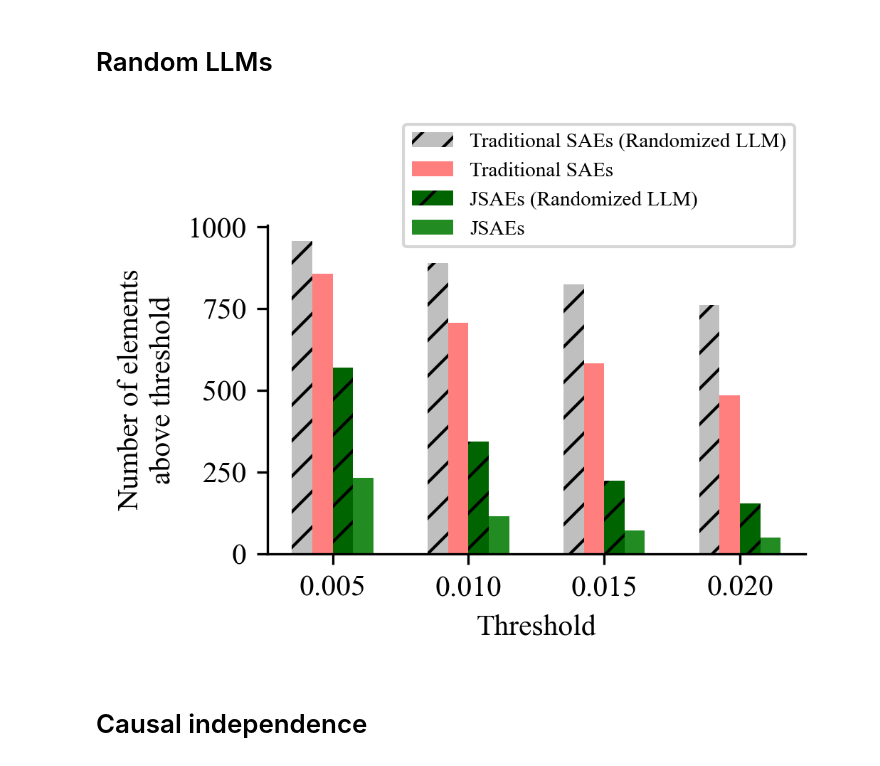
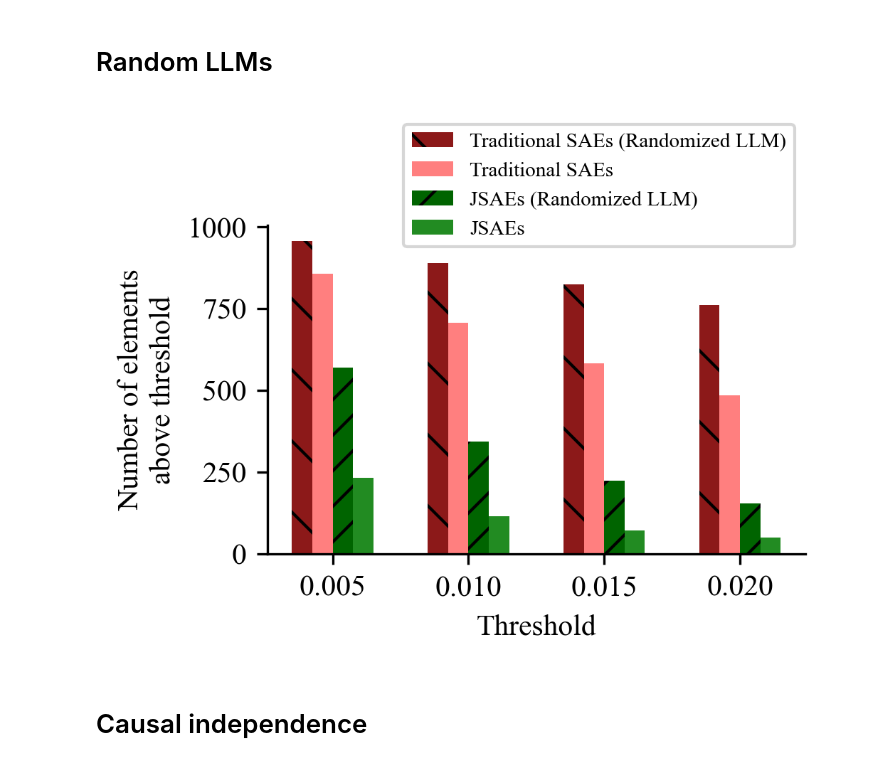
Before and after one commit to jugard99/jacobian-saes, a Jupyter notebook: notebooks/final_charts.ipynb, the cells around one changed output. Drawn from its saved outputs; the diff is of its cells as text; code cells hidden in the pictures.

Commit message:
Nicer chart colors

```diff
--- a/notebooks/final_charts.ipynb
+++ b/notebooks/final_charts.ipynb
@@ -306,34 +306,34 @@ for thresh in thresholds:
 # %%
 fig = plt.figure(figsize=(3.25, 2), dpi=300)
 
 # Bar plot with 4 bars
 bar_width = 0.15
 bar_positions = np.arange(len(thresholds))
 
 plt.bar(bar_positions - bar_width, num_above_thresholds_in_hists['J0-randomized'], bar_width,
-        label='Traditional SAEs (Randomized LLM)', color='gray', alpha=0.5, hatch='//')
+        label='Traditional SAEs (Randomized LLM)', color='maroon', alpha=0.9, hatch='\\')
 plt.bar(bar_positions, num_above_thresholds_in_hists['J0'], bar_width,
         label='Traditional SAEs', color='red', alpha=0.5)
 plt.bar(bar_positions + bar_width, num_above_thresholds_in_hists['J1-randomized'], bar_width,
         label='JSAEs (Randomized LLM)', color='darkgreen', hatch='//')
 plt.bar(bar_positions + 2*bar_width, num_above_thresholds_in_hists['J1'], bar_width,
         label='JSAEs', color='forestgreen')
 
 # Adjust x-axis to center the labels between all 4 bars
 plt.xticks(bar_positions + bar_width/2, [f"{t:.3f}" for t in thresholds])
 plt.xlabel('Threshold')
 plt.ylabel('Number of elements\nabove threshold')
 
 # Remove top and right spines
 ax = plt.gca()
 ax.spines['top'].set_visible(False)
 ax.spines['right'].set_visible(False)
 
 plt.legend(loc='upper right', bbox_to_anchor=(1.0, 1.34), fancybox=True, fontsize=7)
 plt.savefig('./charts/randomized.pdf', dpi=300, bbox_inches='tight', pad_inches=0.1)
 plt.show()
 # %% [output]
-[figure, old version]
+[figure, new version]
 # %% [markdown]
 # Causal independence
 # %%
```
Also changed, not shown: parts of 1 cell of this notebook, 2 other files.
